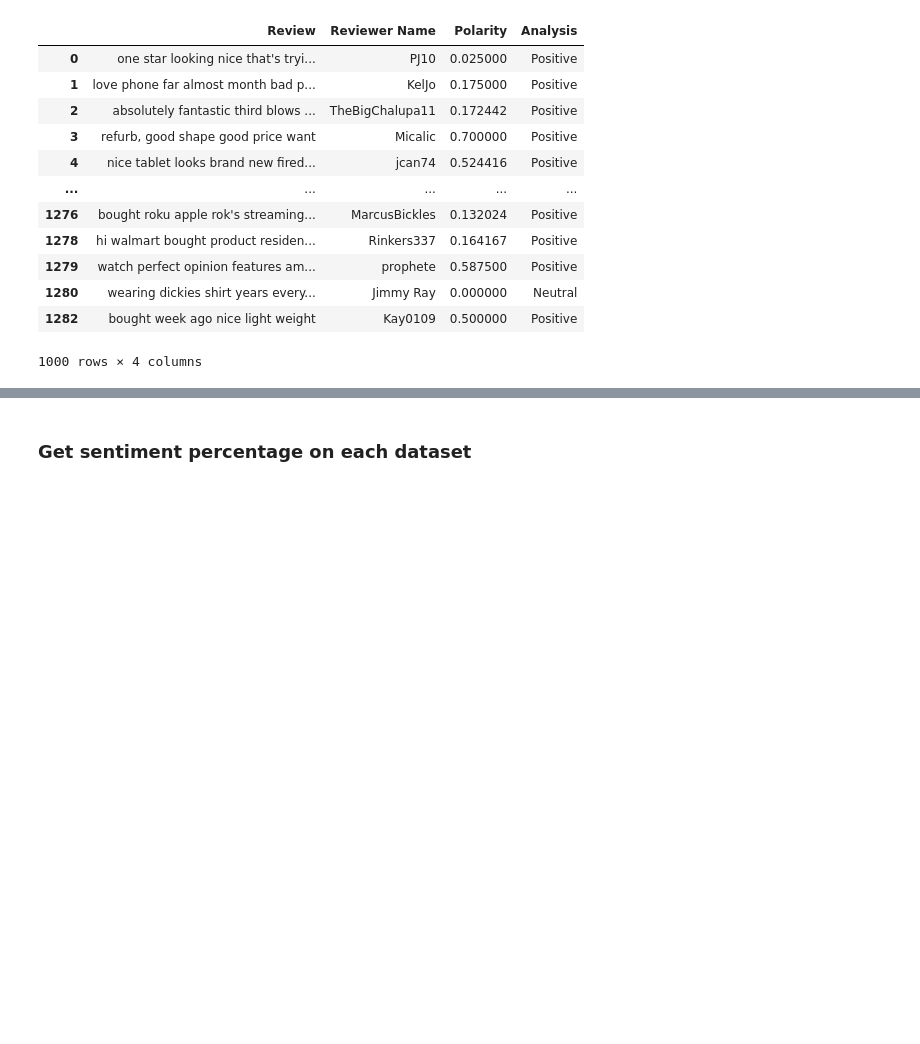
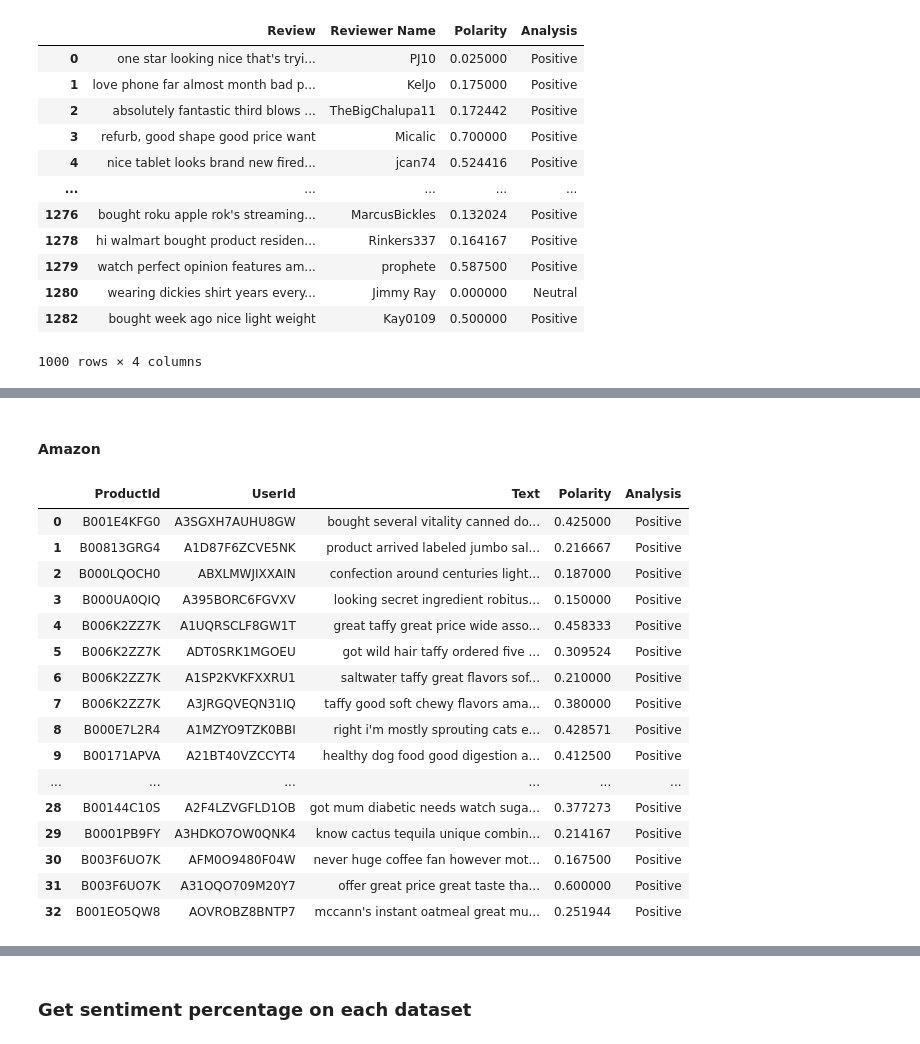
Before and after one commit to isdmg/CS144-8P-RESEARCH-PAPER, a Jupyter notebook: CS144-8P RESEARCH PAPER.ipynb, the cells around one changed output, grey strips where cells are left out. Drawn from its saved outputs; the diff is of its cells as text; code cells hidden in the pictures; blank space fills up the shorter version.

```diff
--- a/CS144-8P RESEARCH PAPER.ipynb
+++ b/CS144-8P RESEARCH PAPER.ipynb
@@ -326,0 +391,22 @@ walmart_dataset
+# %% [markdown]
+#### Amazon
+# %%
+amazon_dataset.loc[amazon_dataset['Analysis'] == 'Positive'].head(30)
+# %% [output]
+|  | ProductId | UserId | Text | Polarity | Analysis |
+| 0 | B001E4KFG0 | A3SGXH7AUHU8GW | bought several vitality canned do... | 0.425000 | Positive |
+| 1 | B00813GRG4 | A1D87F6ZCVE5NK | product arrived labeled jumbo sal... | 0.216667 | Positive |
+| 2 | B000LQOCH0 | ABXLMWJIXXAIN | confection around centuries light... | 0.187000 | Positive |
+| 3 | B000UA0QIQ | A395BORC6FGVXV | looking secret ingredient robitus... | 0.150000 | Positive |
+| 4 | B006K2ZZ7K | A1UQRSCLF8GW1T | great taffy great price wide asso... | 0.458333 | Positive |
+| 5 | B006K2ZZ7K | ADT0SRK1MGOEU | got wild hair taffy ordered five ... | 0.309524 | Positive |
+| 6 | B006K2ZZ7K | A1SP2KVKFXXRU1 | saltwater taffy great flavors sof... | 0.210000 | Positive |
+| 7 | B006K2ZZ7K | A3JRGQVEQN31IQ | taffy good soft chewy flavors ama... | 0.380000 | Positive |
+| 8 | B000E7L2R4 | A1MZYO9TZK0BBI | right i'm mostly sprouting cats e... | 0.428571 | Positive |
+| 9 | B00171APVA | A21BT40VZCCYT4 | healthy dog food good digestion a... | 0.412500 | Positive |
+| ... | ... | ... | ... | ... | ... |
+| 28 | B00144C10S | A2F4LZVGFLD1OB | got mum diabetic needs watch suga... | 0.377273 | Positive |
+| 29 | B0001PB9FY | A3HDKO7OW0QNK4 | know cactus tequila unique combin... | 0.214167 | Positive |
+| 30 | B003F6UO7K | AFM0O9480F04W | never huge coffee fan however mot... | 0.167500 | Positive |
+| 31 | B003F6UO7K | A31OQO709M20Y7 | offer great price great taste tha... | 0.600000 | Positive |
+| 32 | B001EO5QW8 | AOVROBZ8BNTP7 | mccann's instant oatmeal great mu... | 0.251944 | Positive |
```
Also changed, not shown: parts of 21 cells of this notebook, 1 other file.
